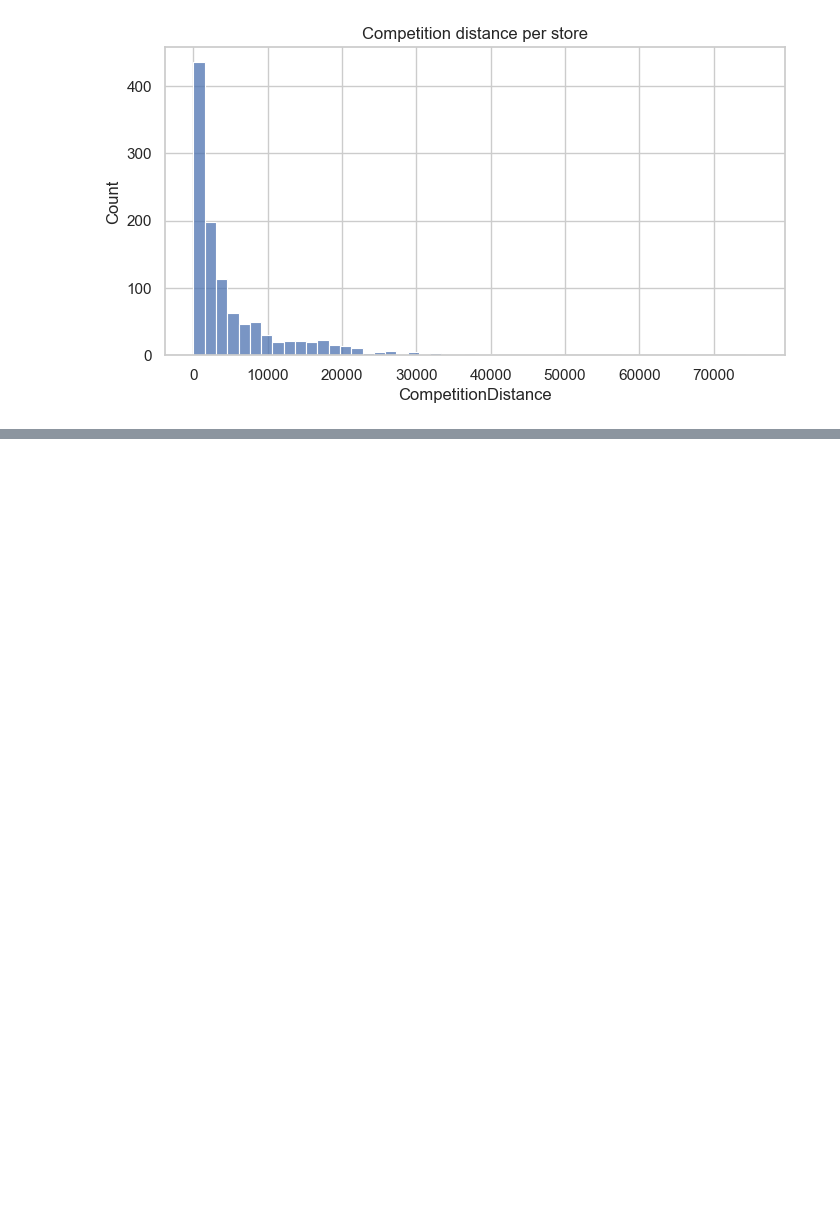
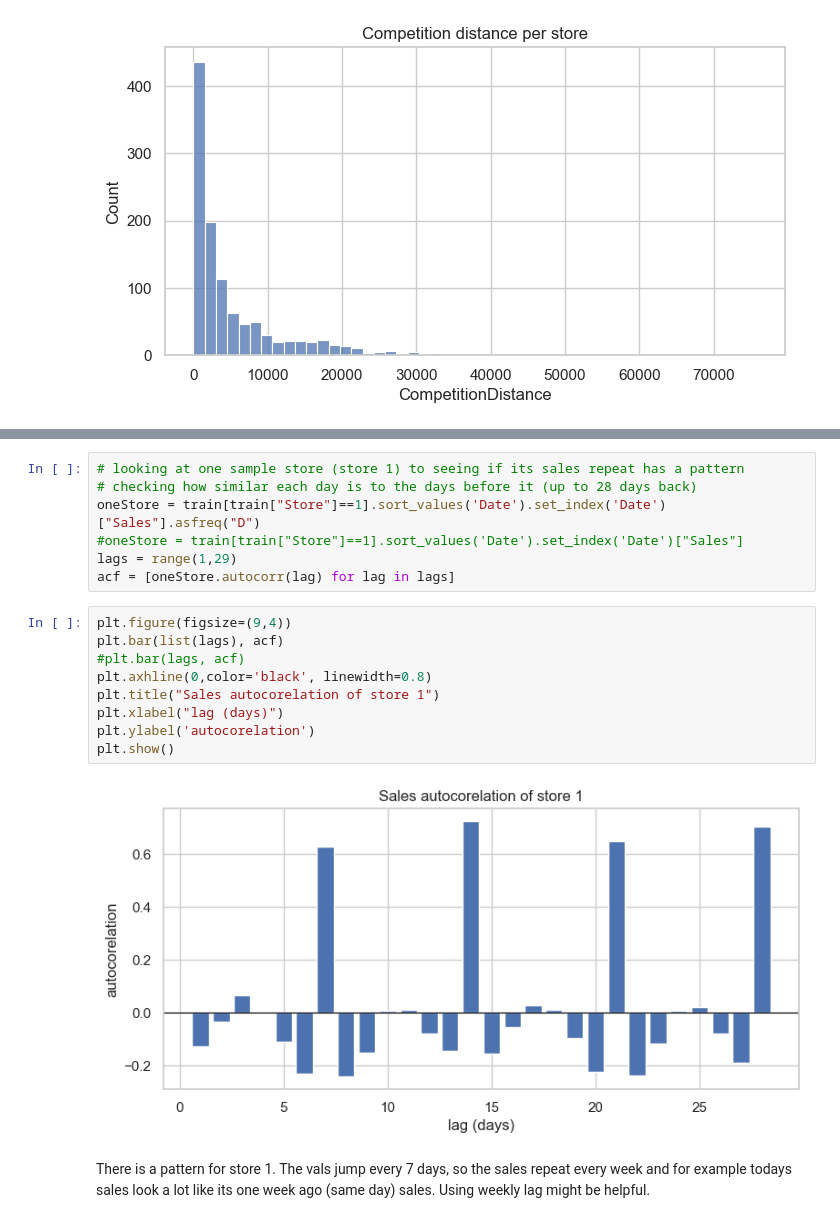
Before and after one commit to sam-ensafi/retail-sales-forecasting-rossmann, a Jupyter notebook: notebooks/eda.ipynb, the cells around one changed output, grey strips where cells are left out. Saved outputs shown, nothing was run; the diff lists cells and outputs as text; blank space fills up the shorter version.

```diff
--- a/notebooks/eda.ipynb
+++ b/notebooks/eda.ipynb
@@ -369,0 +392,20 @@ plt.show()
+# %%
+# looking at one sample store (store 1) to seeing if its sales repeat has a pattern
+# checking how similar each day is to the days before it (up to 28 days back)
+oneStore = train[train["Store"]==1].sort_values('Date').set_index('Date')["Sales"].asfreq("D")
+#oneStore = train[train["Store"]==1].sort_values('Date').set_index('Date')["Sales"]
+lags = range(1,29)
+acf = [oneStore.autocorr(lag) for lag in lags]
+# %%
+plt.figure(figsize=(9,4))
+plt.bar(list(lags), acf)
+#plt.bar(lags, acf)
+plt.axhline(0,color='black', linewidth=0.8)
+plt.title("Sales autocorelation of store 1")
+plt.xlabel("lag (days)")
+plt.ylabel('autocorelation')
+plt.show()
+# %% [output]
+[figure, added]
+# %% [markdown]
+There is a pattern for store 1. The vals jump every 7 days, so the sales repeat every week and for example todays sales look a lot like its one week ago (same day) sales. Using weekly lag might be helpful.
```
Also changed, not shown: parts of 5 cells of this notebook.
